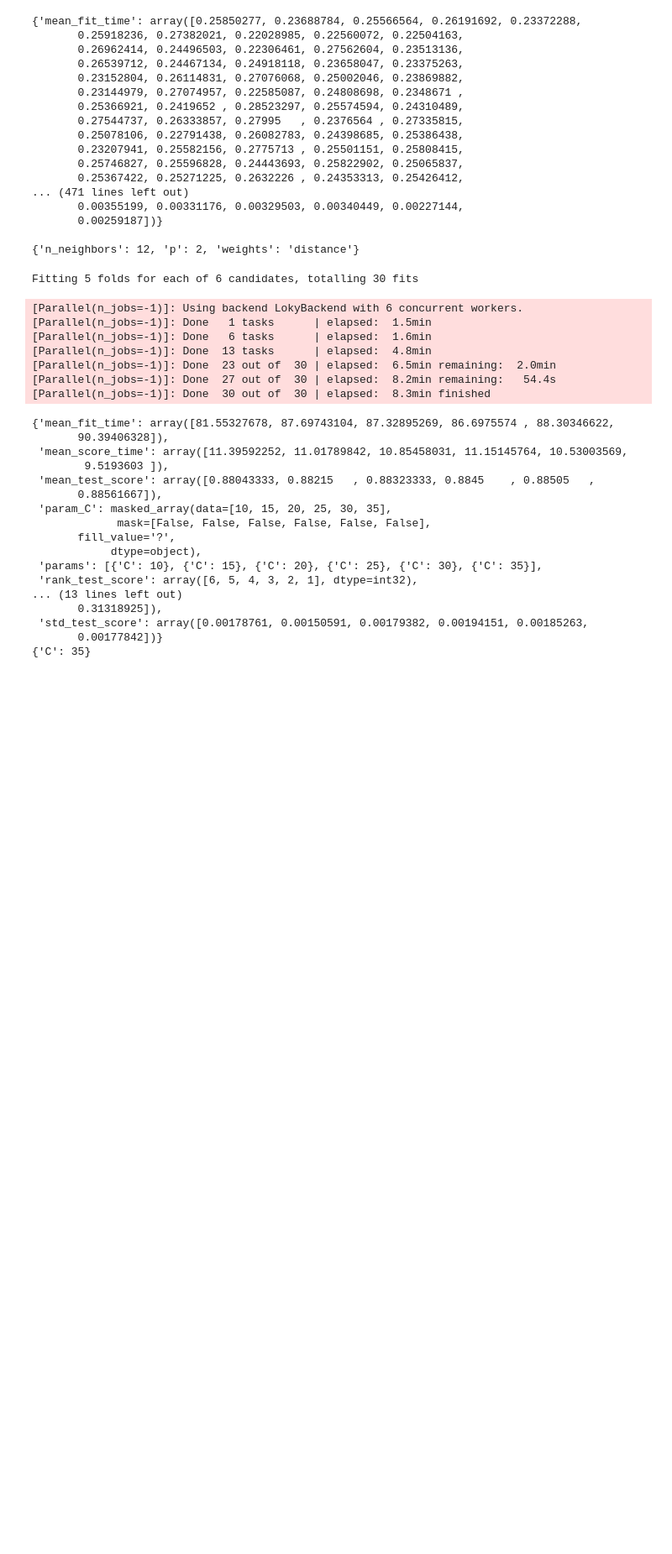
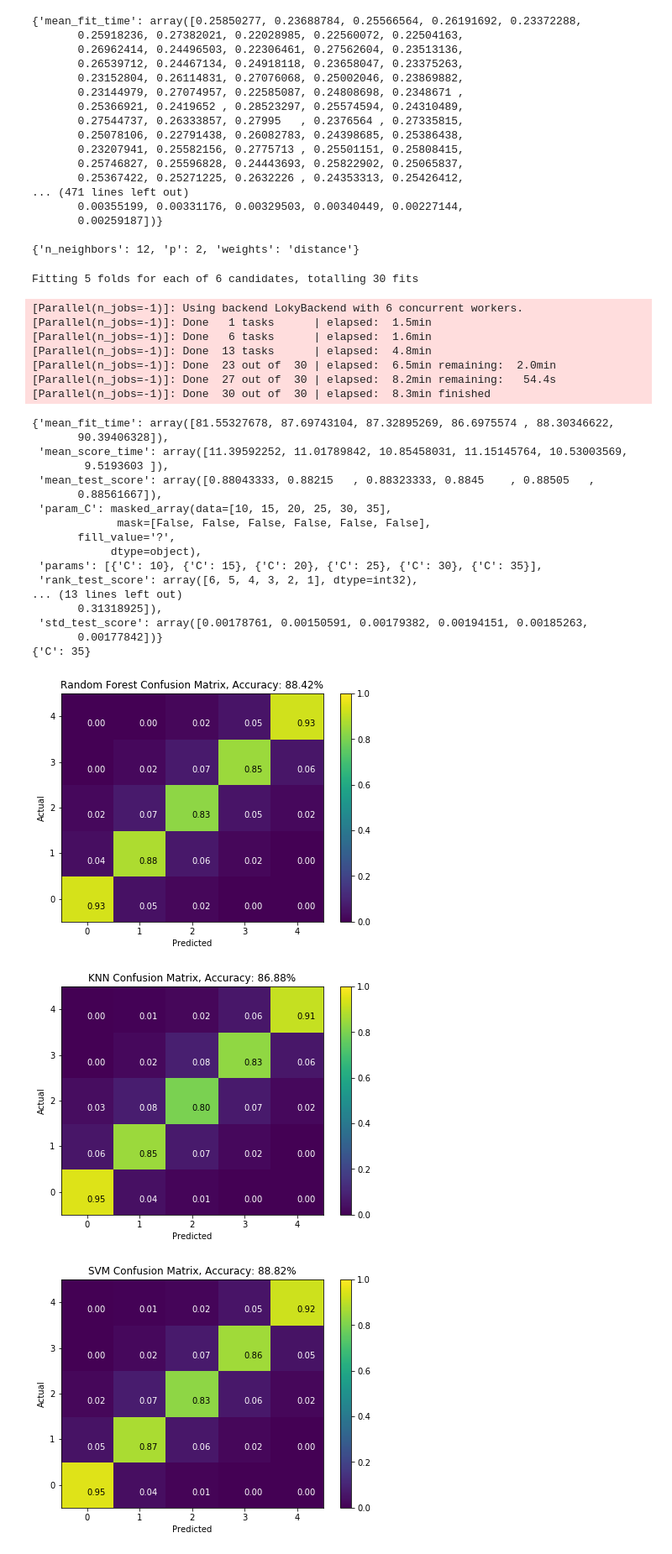
Before and after one commit to Tiankai-Jiang/ECE657A-A3, a Jupyter notebook: part1.ipynb, the cells around one changed output. Shown at 84% size. Cells and saved outputs as stored; diff of their text form; code cells hidden in the pictures; blank space fills up the shorter version.

```diff
--- a/part1.ipynb
+++ b/part1.ipynb
@@ -39,0 +27,17 @@ plt.show()
+# %%
+X_train, X_test, y_train, y_test = train_test_split(df.iloc[:,1:], df.iloc[:,0], test_size=0.2, random_state=42)
+clf = MultinomialNB()
+clf.fit(X_train, y_train)
+print('MultiNomialNB Mean Accuracy: ' + str(clf.score(X_test, y_test)))
+
+X_train_pca, X_test_pca, y_train, y_test = train_test_split(PCA(n_components = 20).fit_transform(StandardScaler().fit_transform(df.iloc[:,1:].values)), df.iloc[:,0], test_size=0.2, random_state=42)
+cs = {'Random Forest': RandomForestClassifier(n_jobs = -1, random_state=42),
+      'KNN': KNeighborsClassifier(n_jobs = -1),
+      'SVM': SVC(random_state=42),
+      'LogisticRegression': LogisticRegression(max_iter = 1000),
+      'LDA': LinearDiscriminantAnalysis(),
+      'AdaBoost': AdaBoostClassifier(random_state=42),
+      'GradientBoost': GradientBoostingClassifier(random_state=42)}
+for name, clf in cs.items():
+    clf.fit(X_train_pca, y_train)
+    print(name + ' Mean Accuracy: ' + str(clf.score(X_test_pca, y_test)))
@@ -116,9 +147,12 @@ Fitting 5 folds for each of 6 candidates, totalling 30 fits
 # %%
-X_train, X_test, y_train, y_test = train_test_split(df.iloc[:,1:], df.iloc[:,0], test_size=0.2, random_state=42)
-scaler = StandardScaler()
-pca = PCA(n_components = 20)
-X_train_pca = pca.fit_transform(scaler.fit_transform(X_train))
-X_test_pca = pca.transform(scaler.transform(X_test))
-classifiers_pca = {'Random Forest': RandomForestClassifier(max_features=0.5, min_samples_split=2, n_estimators=500, n_jobs = -1, random_state=42),
-                   'KNN': KNeighborsClassifier(n_neighbors=12, weights='distance', p = 2, n_jobs = -1),
-                   'SVM': SVC(random_state=42, C = 35)}
+X_train_pca, X_test_pca, y_train, y_test = train_test_split(PCA(n_components = 20).fit_transform(StandardScaler().fit_transform(df.iloc[:,1:].values)), df.iloc[:,0], test_size=0.2, random_state=42)
+cs2 = {'Random Forest': RandomForestClassifier(max_features=0.5, min_samples_split=2, n_estimators=500, n_jobs = -1, random_state=42),
+       'KNN': KNeighborsClassifier(n_neighbors=12, weights='distance', p = 2, n_jobs = -1),
+       'SVM': SVC(random_state=42, C = 35)}
+for name, clf in cs2.items():
+    clf.fit(X_train_pca, y_train)
+    cm_plot(confusion_matrix(y_test, clf.predict(X_test_pca)), y_test, name + ' Confusion Matrix, Accuracy: ' + '{0:.2f}%'.format(clf.score(X_test_pca, y_test)*100))
+# %% [output]
+[figure, added]
+[figure, added]
+[figure, added]
```
Also changed, not shown: parts of 6 cells of this notebook.
